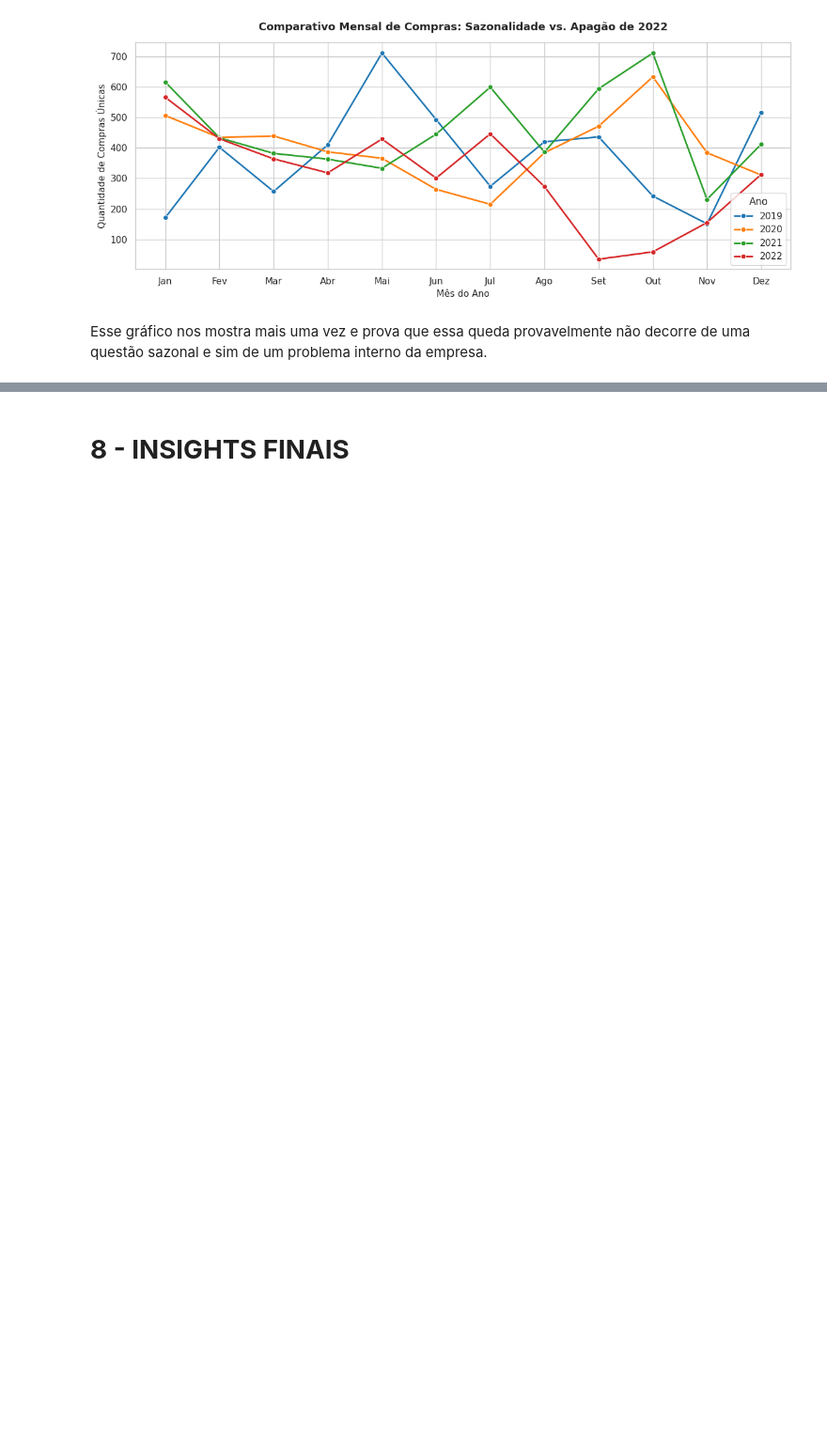
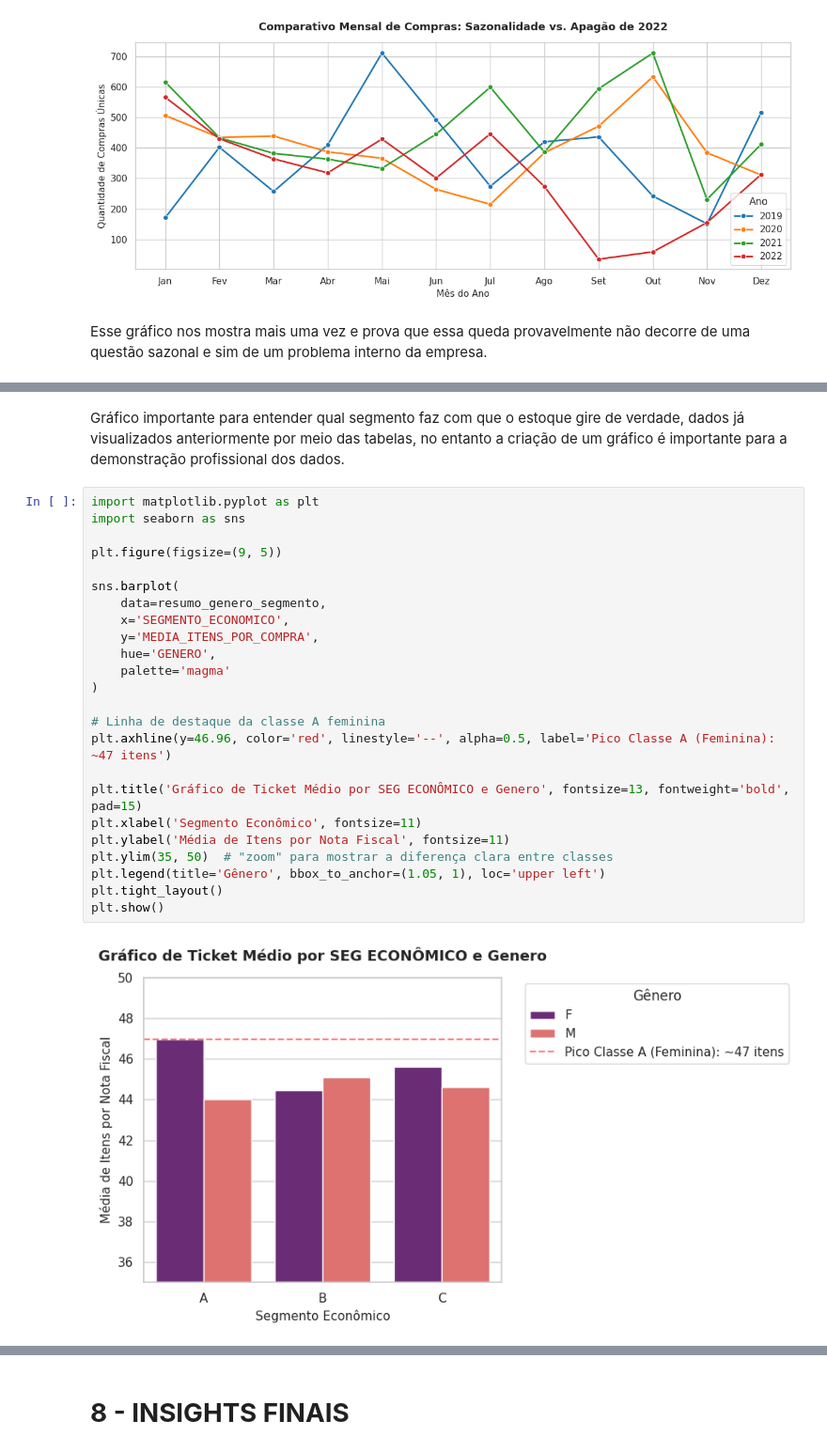
Before and after one commit to KrathK9722/Analise-de-Dados-Python-Projeto-Avaliativo-M1W07, a Jupyter notebook: ARQUIVOS/Analise_Google_COLAB.ipynb, the cells around one changed output, grey strips where cells are left out. Shown at 94% size. Cells and saved outputs as stored; diff of their text form; blank space fills up the shorter version.

Commit message:
Criação de gráficos visuais e insights finais da análise exploratória.

```diff
--- a/ARQUIVOS/Analise_Google_COLAB.ipynb
+++ b/ARQUIVOS/Analise_Google_COLAB.ipynb
@@ -789,0 +813,28 @@ Esse gráfico nos mostra mais uma vez e prova que essa queda provavelmente não
+# %% [markdown]
+Gráfico importante para entender qual segmento faz com que o estoque gire de verdade, dados já visualizados anteriormente por meio das tabelas, no entanto a criação de um gráfico é importante para a demonstração profissional dos dados.
+# %%
+import matplotlib.pyplot as plt
+import seaborn as sns
+
+plt.figure(figsize=(9, 5))
+
+sns.barplot(
+    data=resumo_genero_segmento,
+    x='SEGMENTO_ECONOMICO',
+    y='MEDIA_ITENS_POR_COMPRA',
+    hue='GENERO',
+    palette='magma'
+)
+
+# Linha de destaque da classe A feminina
+plt.axhline(y=46.96, color='red', linestyle='--', alpha=0.5, label='Pico Classe A (Feminina): ~47 itens')
+
+plt.title('Gráfico de Ticket Médio por SEG ECONÔMICO e Genero', fontsize=13, fontweight='bold', pad=15)
+plt.xlabel('Segmento Econômico', fontsize=11)
+plt.ylabel('Média de Itens por Nota Fiscal', fontsize=11)
+plt.ylim(35, 50)  # "zoom" para mostrar a diferença clara entre classes
+plt.legend(title='Gênero', bbox_to_anchor=(1.05, 1), loc='upper left')
+plt.tight_layout()
+plt.show()
+# %% [output]
+[figure, added]
```
Also changed, not shown: parts of 12 cells of this notebook.
